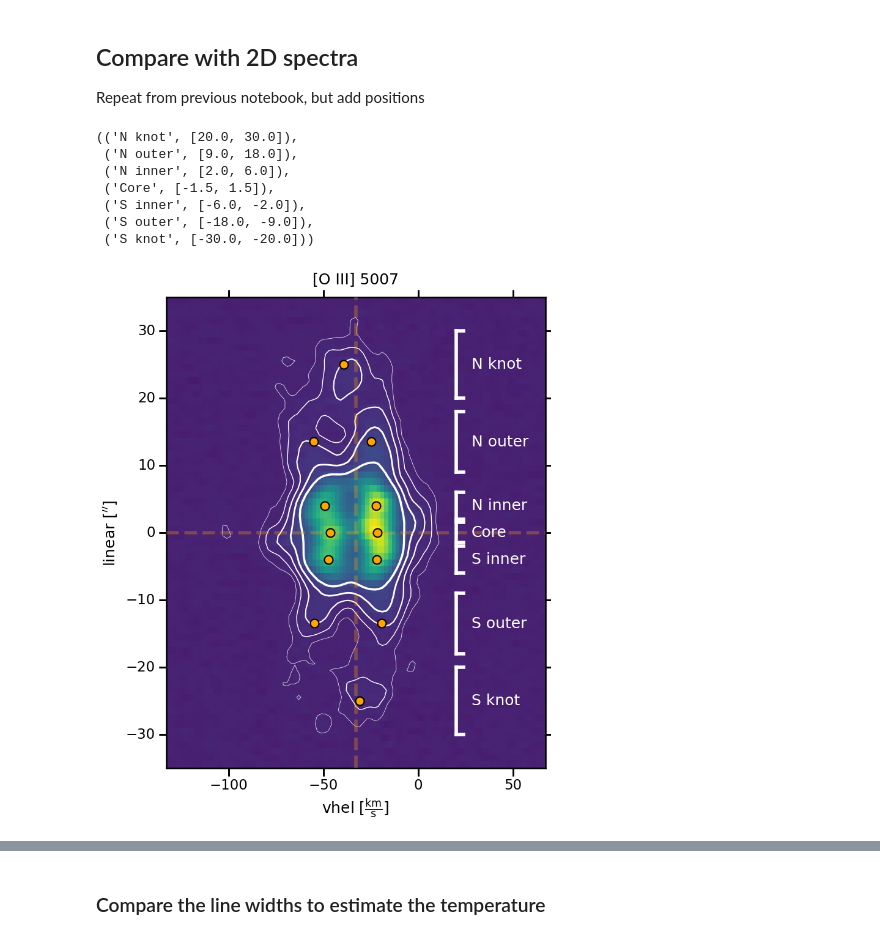
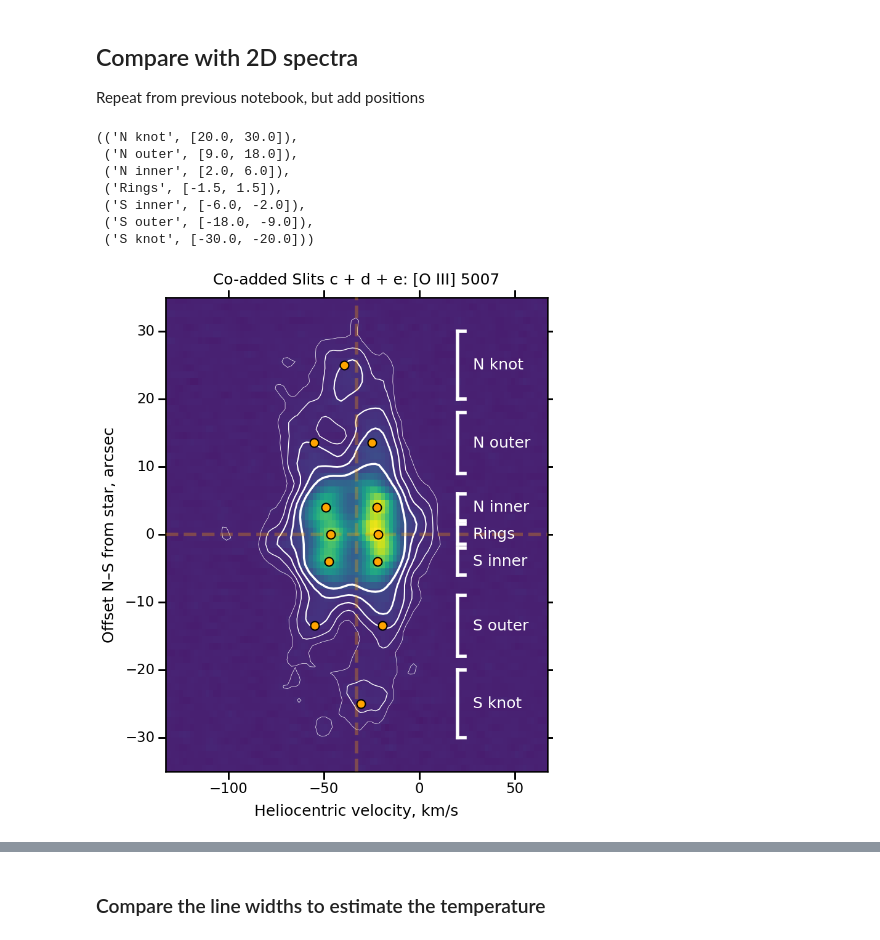
Before and after one commit to will-henney/teresa-pn-ou5, a Jupyter notebook: notebooks/04-02-line-profiles-1d.ipynb, the cells around one changed output, grey strips where cells are left out. Saved outputs shown, nothing was run; the diff lists cells and outputs as text; code cells hidden in the pictures.

```diff
--- a/notebooks/04-02-line-profiles-1d.ipynb
+++ b/notebooks/04-02-line-profiles-1d.ipynb
@@ -29,7 +29,7 @@ positions = (
     ("N knot", [20.0, 30.0]),
     ("N outer", [9.0, 18.0]),
     ("N inner", [2.0, 6.0]),
-    ("Core", [-1.5, 1.5]),
+    ("Rings", [-1.5, 1.5]),
     ("S inner", [-6.0, -2.0]),
     ("S outer", [-18.0, -9.0]),
     ("S knot", [-30.0, -20.0]),
@@ -349,7 +349,7 @@ positions
 (('N knot', [20.0, 30.0]),
  ('N outer', [9.0, 18.0]),
  ('N inner', [2.0, 6.0]),
- ('Core', [-1.5, 1.5]),
+ ('Rings', [-1.5, 1.5]),
  ('S inner', [-6.0, -2.0]),
  ('S outer', [-18.0, -9.0]),
  ('S knot', [-30.0, -20.0]))
@@ -389,35 +389,37 @@ for plabel, ypp in positions:
         ax.plot([xp, xp + 4], [yp, yp], c="w", lw=4, transform=trw)
     ax.text(xp + 8, np.mean(ypp), plabel, color="w", ha="left", va="center", transform=trw)
 
 
 # Add markers for the Gaussian components
 for plabel, ypp in positions:
     model = gfits[("oiii", plabel)]
     vmeans = [
         param
         for name, param in zip(model.param_names, model.parameters)
         if name.startswith("mean")
     ]
     for vmean in vmeans:
         ax.scatter(
             vmean,
             np.mean(ypp),
             marker="o",
             s=100,
             c='orange',
             ec="k",
             alpha=1.0,
             transform=trw,
             zorder=100,
         )
 ax.set(xlim=xlims, ylim=ylims)
-ax.set_title("[O III] 5007", pad=16)
+ax.set_title("Co-added Slits c + d + e: [O III] 5007", pad=16)
+ax.set_xlabel("Heliocentric velocity, km/s")
+ax.set_ylabel("Offset N–S from star, arcsec")
 figfile = "ou5-coadd-2dspec-oiii.pdf"
 fig.savefig(figfile)
 fig.savefig(figfile.replace(".pdf", ".jpg"))
 ...;
 # %% [output]
-[figure, old version]
+[figure, new version]
 # %%
 df = df.assign(dv=df.mean_1 - df.mean_0)
 # %%
```
Also changed, not shown: parts of 9 cells of this notebook, 15 other files.
